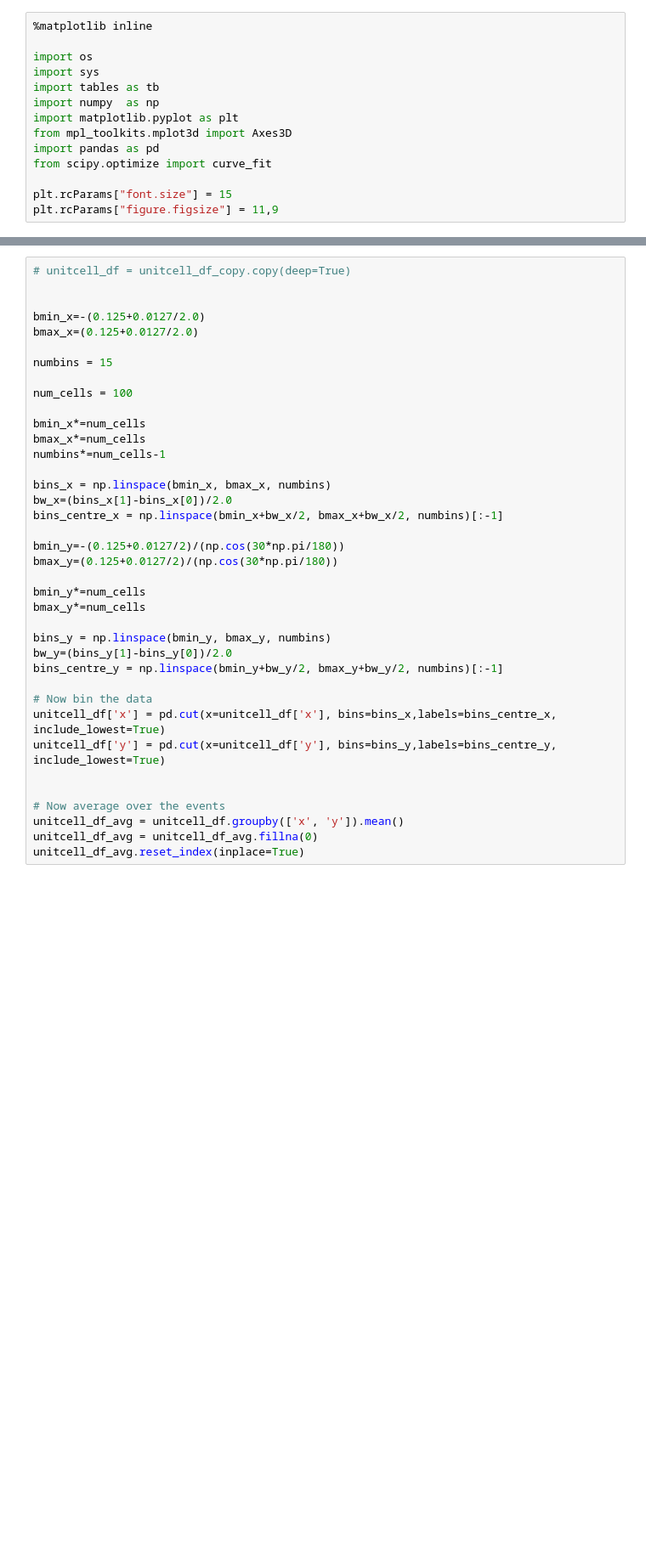
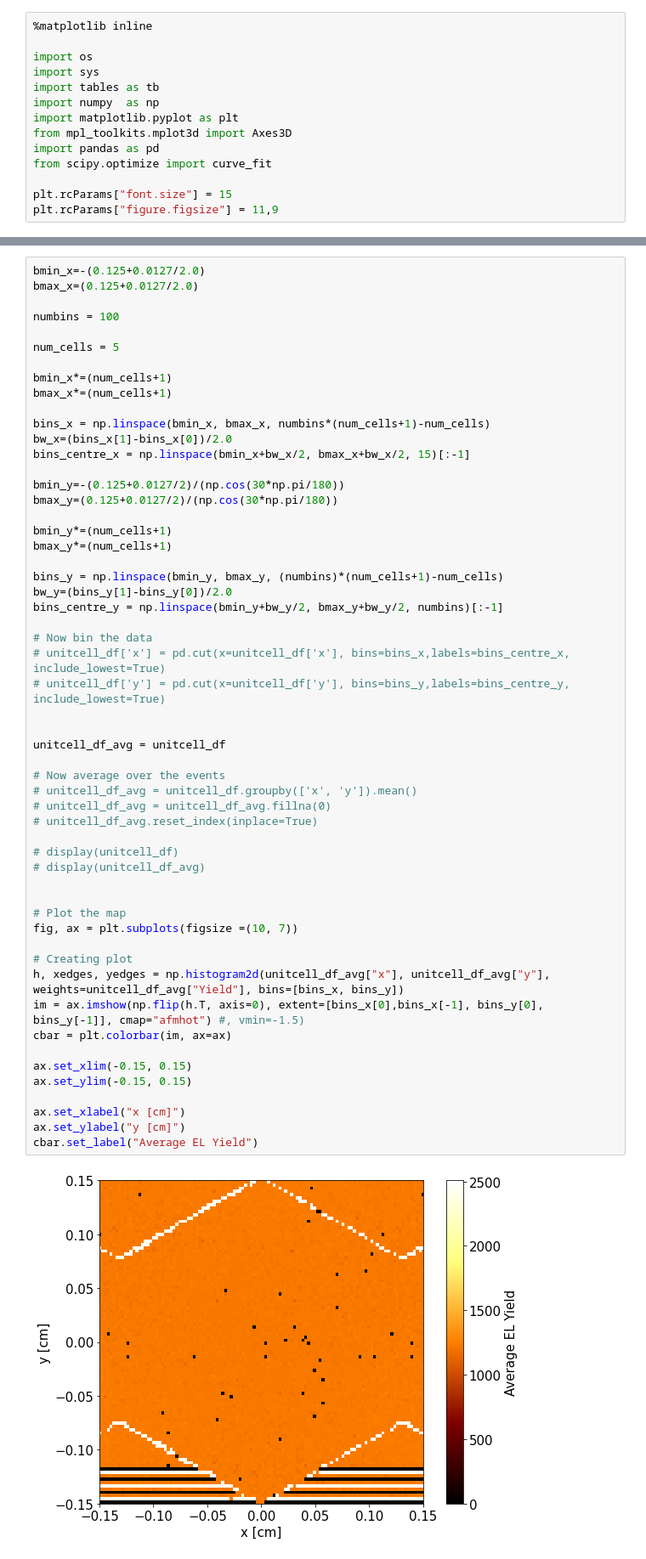
Before and after one commit to kvjmistry/GarfieldCode, a Jupyter notebook: Electroluminescence/notebooks/CalcTrackRes.ipynb, the cells around one changed output, grey strips where cells are left out. Shown: that part at 85% size. Cells and saved outputs as stored; diff of their text form; blank space fills up the shorter version.

```diff
--- a/Electroluminescence/notebooks/CalcTrackRes.ipynb
+++ b/Electroluminescence/notebooks/CalcTrackRes.ipynb
@@ -89,38 +50,57 @@ unitcell_df["Yield"] = aYield
 # %%
-# unitcell_df = unitcell_df_copy.copy(deep=True)
-
-
 bmin_x=-(0.125+0.0127/2.0)
 bmax_x=(0.125+0.0127/2.0)
 
-numbins = 15
+numbins = 100
 
-num_cells = 100
+num_cells = 5
 
-bmin_x*=num_cells
-bmax_x*=num_cells
-numbins*=num_cells-1
+bmin_x*=(num_cells+1)
+bmax_x*=(num_cells+1)
 
-bins_x = np.linspace(bmin_x, bmax_x, numbins)
+bins_x = np.linspace(bmin_x, bmax_x, numbins*(num_cells+1)-num_cells)
 bw_x=(bins_x[1]-bins_x[0])/2.0
-bins_centre_x = np.linspace(bmin_x+bw_x/2, bmax_x+bw_x/2, numbins)[:-1]
+bins_centre_x = np.linspace(bmin_x+bw_x/2, bmax_x+bw_x/2, 15)[:-1]
 
 bmin_y=-(0.125+0.0127/2)/(np.cos(30*np.pi/180))
 bmax_y=(0.125+0.0127/2)/(np.cos(30*np.pi/180))
 
-bmin_y*=num_cells
-bmax_y*=num_cells
+bmin_y*=(num_cells+1)
+bmax_y*=(num_cells+1)
 
-bins_y = np.linspace(bmin_y, bmax_y, numbins)
+bins_y = np.linspace(bmin_y, bmax_y, (numbins)*(num_cells+1)-num_cells)
 bw_y=(bins_y[1]-bins_y[0])/2.0
 bins_centre_y = np.linspace(bmin_y+bw_y/2, bmax_y+bw_y/2, numbins)[:-1]
 
 # Now bin the data
-unitcell_df['x'] = pd.cut(x=unitcell_df['x'], bins=bins_x,labels=bins_centre_x, include_lowest=True)
-unitcell_df['y'] = pd.cut(x=unitcell_df['y'], bins=bins_y,labels=bins_centre_y, include_lowest=True)
+# unitcell_df['x'] = pd.cut(x=unitcell_df['x'], bins=bins_x,labels=bins_centre_x, include_lowest=True)
+# unitcell_df['y'] = pd.cut(x=unitcell_df['y'], bins=bins_y,labels=bins_centre_y, include_lowest=True)
 
 
+unitcell_df_avg = unitcell_df
+
 # Now average over the events
-unitcell_df_avg = unitcell_df.groupby(['x', 'y']).mean()
-unitcell_df_avg = unitcell_df_avg.fillna(0)
-unitcell_df_avg.reset_index(inplace=True)
+# unitcell_df_avg = unitcell_df.groupby(['x', 'y']).mean()
+# unitcell_df_avg = unitcell_df_avg.fillna(0)
+# unitcell_df_avg.reset_index(inplace=True)
+
+# display(unitcell_df)
+# display(unitcell_df_avg)
+
+
+# Plot the map
+fig, ax = plt.subplots(figsize =(10, 7))
+
+# Creating plot
+h, xedges, yedges = np.histogram2d(unitcell_df_avg["x"], unitcell_df_avg["y"], weights=unitcell_df_avg["Yield"], bins=[bins_x, bins_y])
+im = ax.imshow(np.flip(h.T, axis=0), extent=[bins_x[0],bins_x[-1], bins_y[0], bins_y[-1]], cmap="afmhot") #, vmin=-1.5)
+cbar = plt.colorbar(im, ax=ax)
+
+ax.set_xlim(-0.15, 0.15)
+ax.set_ylim(-0.15, 0.15)
+
+ax.set_xlabel("x [cm]")
+ax.set_ylabel("y [cm]")
+cbar.set_label("Average EL Yield")
+# %% [output]
+[figure, added]
```
Also changed, not shown: parts of 5 cells of this notebook.
